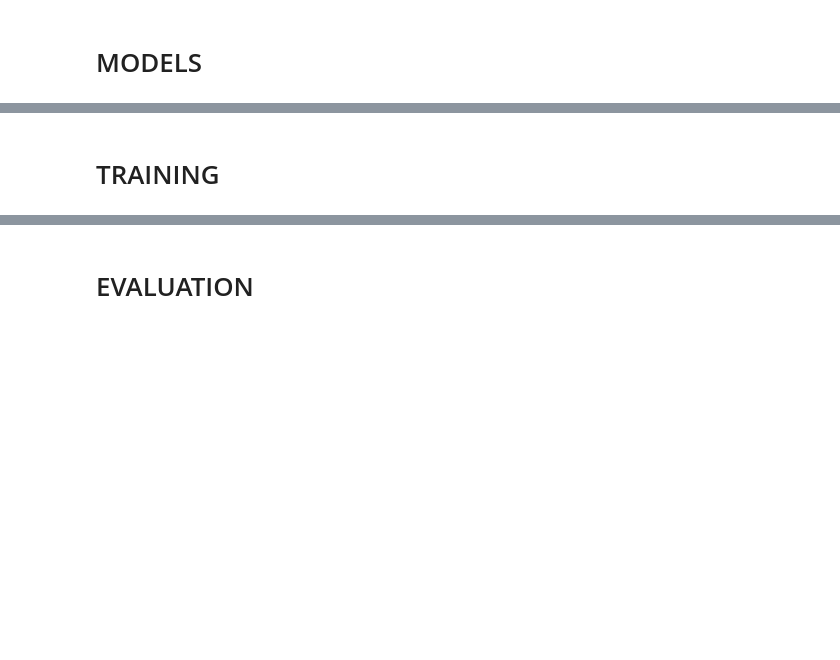
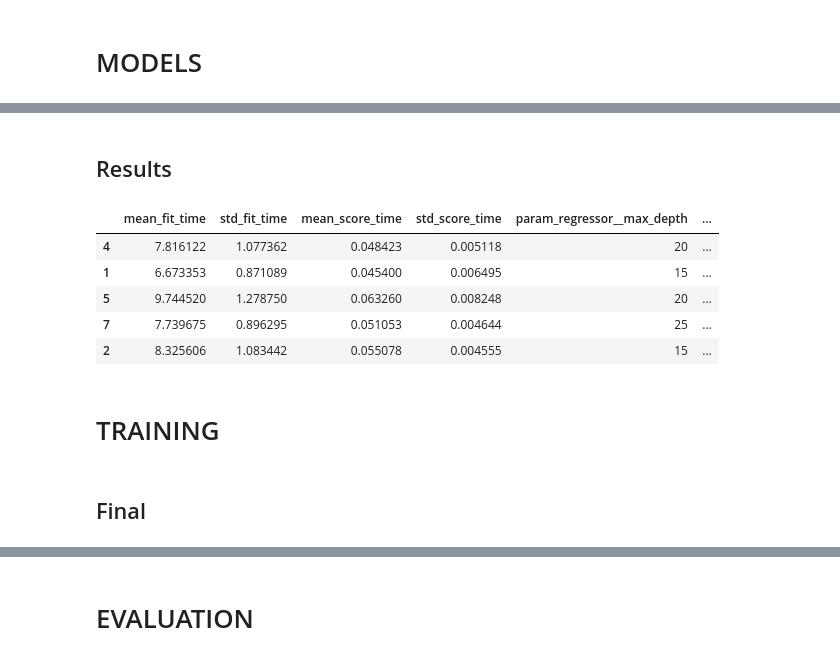
Before and after one commit to fmind/mlops-python-package, a Jupyter notebook: notebooks/prototype.ipynb, the cells around one changed output, grey strips where cells are left out. Saved outputs shown, nothing was run; the diff lists cells and outputs as text; code cells hidden in the pictures; blank space fills up the shorter version.

```diff
--- a/notebooks/prototype.ipynb
+++ b/notebooks/prototype.ipynb
@@ -50,0 +169,16 @@ model
+# %%
+numericals = [
+    "yr",
+    "mnth",
+    "hr",
+    "holiday",
+    "weekday",
+    "workingday",
+    "temp",
+    "atemp",
+    "hum",
+    "windspeed",
+    "casual",
+    # "registered", # too correlated with target
+]
+assert all(col in inputs.columns for col in numericals), "All numerical columns should be in inputs."
@@ -50,0 +189,14 @@ model
+# %%
+draft = pipeline.Pipeline(
+    steps=[
+        ("transformer", compose.ColumnTransformer([
+            ("categoricals", preprocessing.OneHotEncoder(
+                sparse_output=False, handle_unknown="ignore"
+            ), categoricals),
+            ("numericals", "passthrough", numericals),
+        ], remainder="drop")),
+        ("regressor", ensemble.RandomForestRegressor(random_state=RANDOM)),
+    ],
+    memory=CACHE,
+)
+draft
@@ -50,0 +221,4 @@ model
+# %%
+splitter = model_selection.TimeSeriesSplit(n_splits=SPLITS, test_size=TEST_SIZE)
+for train_index, test_index in splitter.split(inputs_train): # test splitter generation
+    print(f"Train: {train_index.min()} - {train_index.max()}; Test: {test_index.min()} - {test_index.max()}")
@@ -50,0 +232,5 @@ model
+# %%
+search = model_selection.GridSearchCV(
+    estimator=draft, cv=splitter, param_grid=PARAM_GRID, scoring=SCORING, verbose=1
+)
+search.fit(inputs_train, targets_train)
@@ -51,2 +269,15 @@ model
+# %% [markdown]
+## Results
+# %%
+results = pd.DataFrame(search.cv_results_)
+results = results.sort_values(by="rank_test_score")
+results.head()
+# %% [output]
+|  | mean_fit_time | std_fit_time | mean_score_time | std_score_time | param_regressor__max_depth | ... |
+| 4 | 7.816122 | 1.077362 | 0.048423 | 0.005118 | 20 | ... |
+| 1 | 6.673353 | 0.871089 | 0.045400 | 0.006495 | 15 | ... |
+| 5 | 9.744520 | 1.278750 | 0.063260 | 0.008248 | 20 | ... |
+| 7 | 7.739675 | 0.896295 | 0.051053 | 0.004644 | 25 | ... |
+| 2 | 8.325606 | 1.083442 | 0.055078 | 0.004555 | 15 | ... |
 # %% [markdown]
 # TRAINING
@@ -54,0 +284,2 @@ model.fit(data_train, target_train)
+# %% [markdown]
+## Final
```
Also changed, not shown: parts of 83 cells of this notebook, 57 other files.
